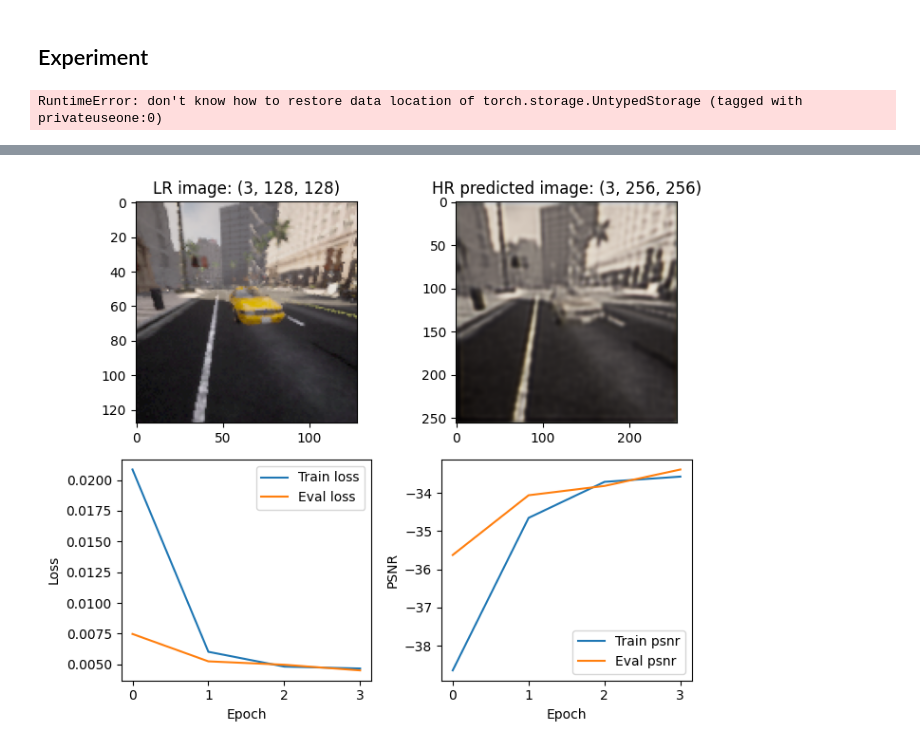
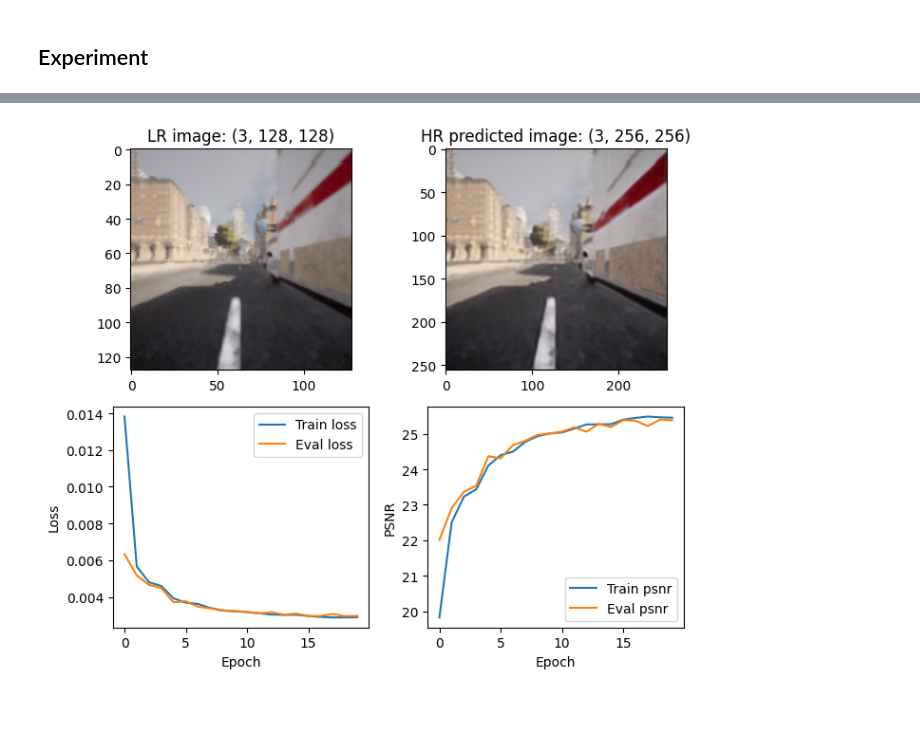
Before and after one commit to MightyCode/Super-Resolution-Project, a Jupyter notebook: src/train_rdn.ipynb, the cells around one changed output, grey strips where cells are left out. Saved outputs shown, nothing was run; the diff lists cells and outputs as text; code cells hidden in the pictures; blank space fills up the shorter version.

Commit message:
utilisation sklearn pour psnr

```diff
--- a/src/train_rdn.ipynb
+++ b/src/train_rdn.ipynb
@@ -39,7 +40,7 @@ class SuperResolutionStatsManager(nt.StatsManager):
     def accumulate(self, loss, x, y, d):
         super(SuperResolutionStatsManager, self).accumulate(loss, x, y, d)
         # Updating `self.running_psnr`
-        self.running_psnr += 10*np.log10(4/torch.norm(y-d).detach().to('cpu').numpy()**2)
+        self.running_psnr += metrics.peak_signal_noise_ratio(d.detach().to('cpu').numpy(), y.detach().to('cpu').numpy())
 
     def summarize(self):
         loss = super(SuperResolutionStatsManager, self).summarize()
@@ -120,9 +121,7 @@ r = r.to(device)
 adam = torch.optim.Adam(r.parameters(), lr=lr)
 stats_manager = SuperResolutionStatsManager()
 exp1 = nt.Experiment(r, train_dataset, valid_dataset, adam, stats_manager, device, criterion, batch_size=B,
-                     output_dir="../results/superresol2", perform_validation_during_training=True)
+                     output_dir="../results/superresol4", perform_validation_during_training=True)
-# %% [output]
-RuntimeError: don't know how to restore data location of torch.storage.UntypedStorage (tagged with privateuseone:0)
 # %%
 def plot(exp, fig, axes, low_res): ##Only to use when perform_validation_during_training == True
     with torch.no_grad():
@@ -148,6 +147,6 @@ def plot(exp, fig, axes, low_res): ##Only to use when perform_validation_during_
     plt.tight_layout()
 
 fig, axes = plt.subplots(ncols=2, nrows=2, figsize=(7,6))
-exp1.run(num_epochs=4, plot=lambda exp: plot(exp, fig=fig, axes=axes, low_res=X_valid[np.random.randint(len(X_valid))][0]))
+exp1.run(num_epochs=20, plot=lambda exp: plot(exp, fig=fig, axes=axes, low_res=X_valid[np.random.randint(len(X_valid))][0]))
 #exp1.run(num_epochs=3, plot=None)
 # %% [output]
@@ -156 +165 @@ Finish training for 4 epochs
-[figure, old version]
+[figure, new version]
```
Also changed, not shown: parts of 4 cells of this notebook, 1 other file.
